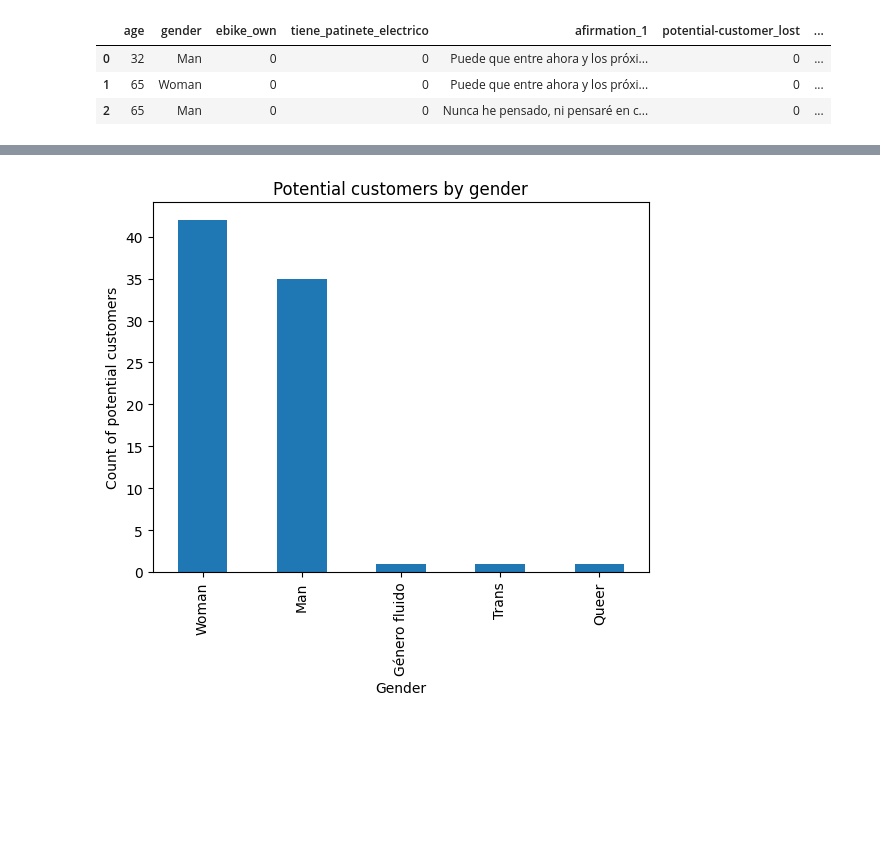
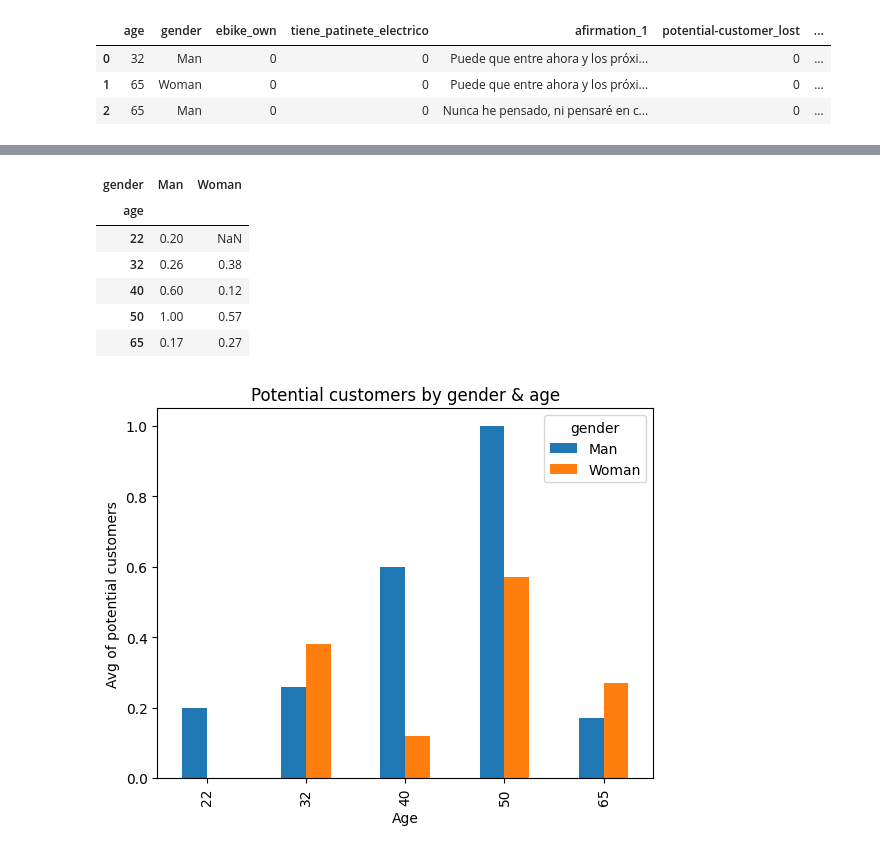
Before and after one commit to Auzmendi/project-6, a Jupyter notebook: descriptive.ipynb, the cells around one changed output, grey strips where cells are left out. Cells and saved outputs as stored; diff of their text form; code cells hidden in the pictures; blank space fills up the shorter version.

Commit message:
adding-pivot-tables-structure

```diff
--- a/descriptive.ipynb
+++ b/descriptive.ipynb
@@ -114,0 +106,4 @@ potential_customers_df = descriptive_df[descriptive_df['potential_customer']==1]
+# %%
+descriptive_df['gender'] = descriptive_df['gender'].str.replace('Género fluido','Man')
+descriptive_df['gender'] = descriptive_df['gender'].str.replace('Queer','Man')
+descriptive_df['gender'] = descriptive_df['gender'].str.replace('Trans','Man')
@@ -115,12 +144,19 @@ potential_customers_df = descriptive_df[descriptive_df['potential_customer']==1]
+# %%
+genderxage_pt = descriptive_df.pivot_table(index='age',columns='gender',values='potential_customer').round(2)
+genderxage_pt
+# %% [output]
+| gender | Man | Woman |
+| age |  |  |
+| 22 | 0.20 | NaN |
+| 32 | 0.26 | 0.38 |
+| 40 | 0.60 | 0.12 |
+| 50 | 1.00 | 0.57 |
+| 65 | 0.17 | 0.27 |
 # %%
-
-value_counter = descriptive_df['gender'].value_counts()
-value_counter.plot(kind='bar')
- # Agrega etiquetas al gráfico
-plt.title('Potential customers by gender')
-plt.xlabel('Gender')
-plt.ylabel('Count of potential customers')
- # Muestra el gráfico
+genderxage_pt.plot(kind ='bar')
+plt.title('Potential customers by gender & age')
+plt.xlabel('Age')
+plt.ylabel('Avg of potential customers')
 plt.show()
 # %% [output]
-[figure, old version]
+[figure, new version]
```
Also changed, not shown: parts of 12 cells of this notebook.
